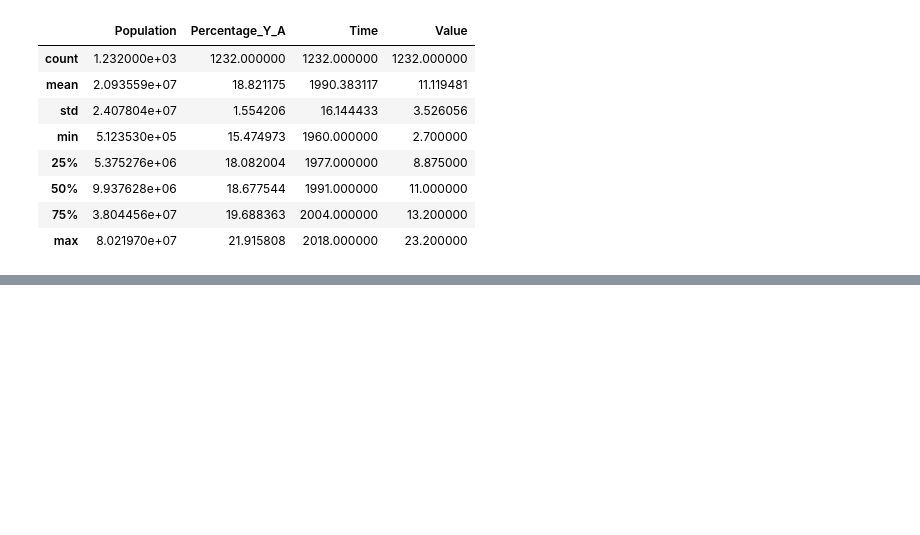
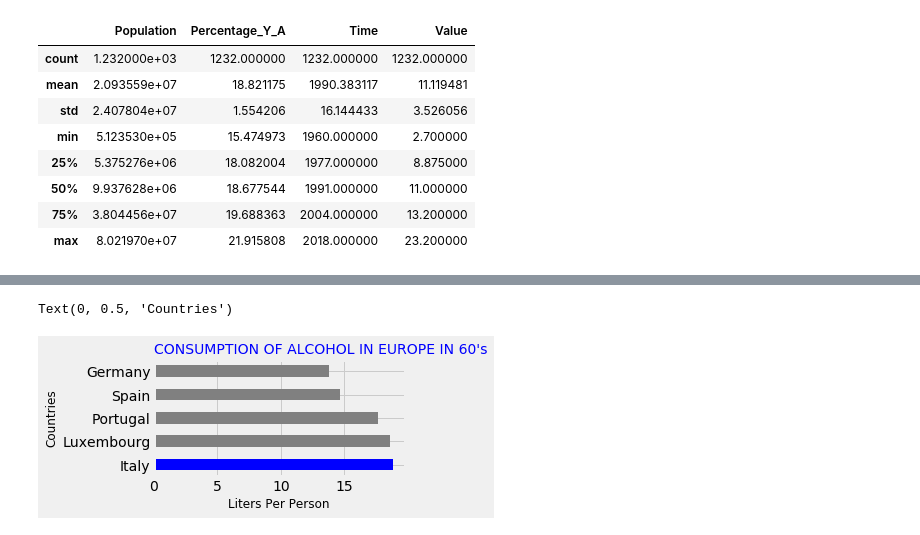
Before and after one commit to ivaben/Alcohol-Consumption---EU, a Jupyter notebook: PROJECT_alcohol_consuption.ipynb, the cells around one changed output, grey strips where cells are left out. Cells and saved outputs as stored; diff of their text form; code cells hidden in the pictures; blank space fills up the shorter version.

```diff
--- a/PROJECT_alcohol_consuption.ipynb
+++ b/PROJECT_alcohol_consuption.ipynb
@@ -214,0 +209,5 @@ df10.groupby("Country").Value.mean().sort_values(ascending=False)[:29].plot.bar(
+# %%
+sixties = [1963, 1964, 1965, 1966, 1967, 1968, 1969]
+
+df_60 = df10[df10.Time.isin(sixties)]
+df_60.head()
@@ -214,0 +221,12 @@ df10.groupby("Country").Value.mean().sort_values(ascending=False)[:29].plot.bar(
+# %%
+import matplotlib.pyplot as plt
+
+fig, ax = plt.subplots(figsize = [4,2])
+
+plt1 = df_60.groupby("Country").Value.mean().sort_values(ascending=False)[:5].plot.barh(color = ['blue','grey','grey','grey', 'grey'])
+plt.title("CONSUMPTION OF ALCOHOL IN EUROPE IN 60's",loc = 'left', color = 'blue', fontsize = 14)
+plt.xlabel('Liters Per Person', fontsize = 12)
+plt.ylabel('Countries', fontsize = 12)
+# %% [output]
+Text(0, 0.5, 'Countries')
+[figure, added]
```
Also changed, not shown: parts of 45 cells of this notebook.
